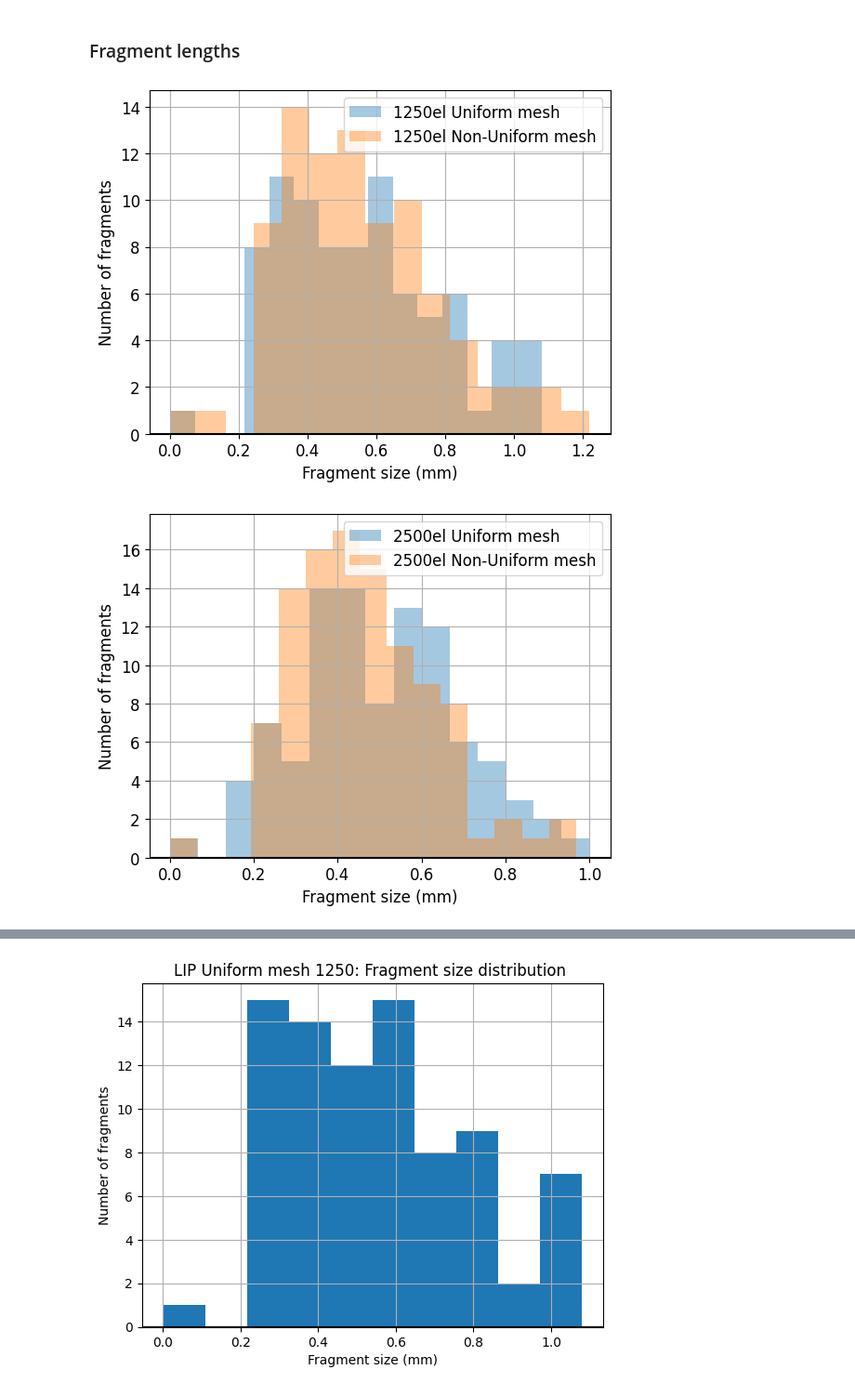
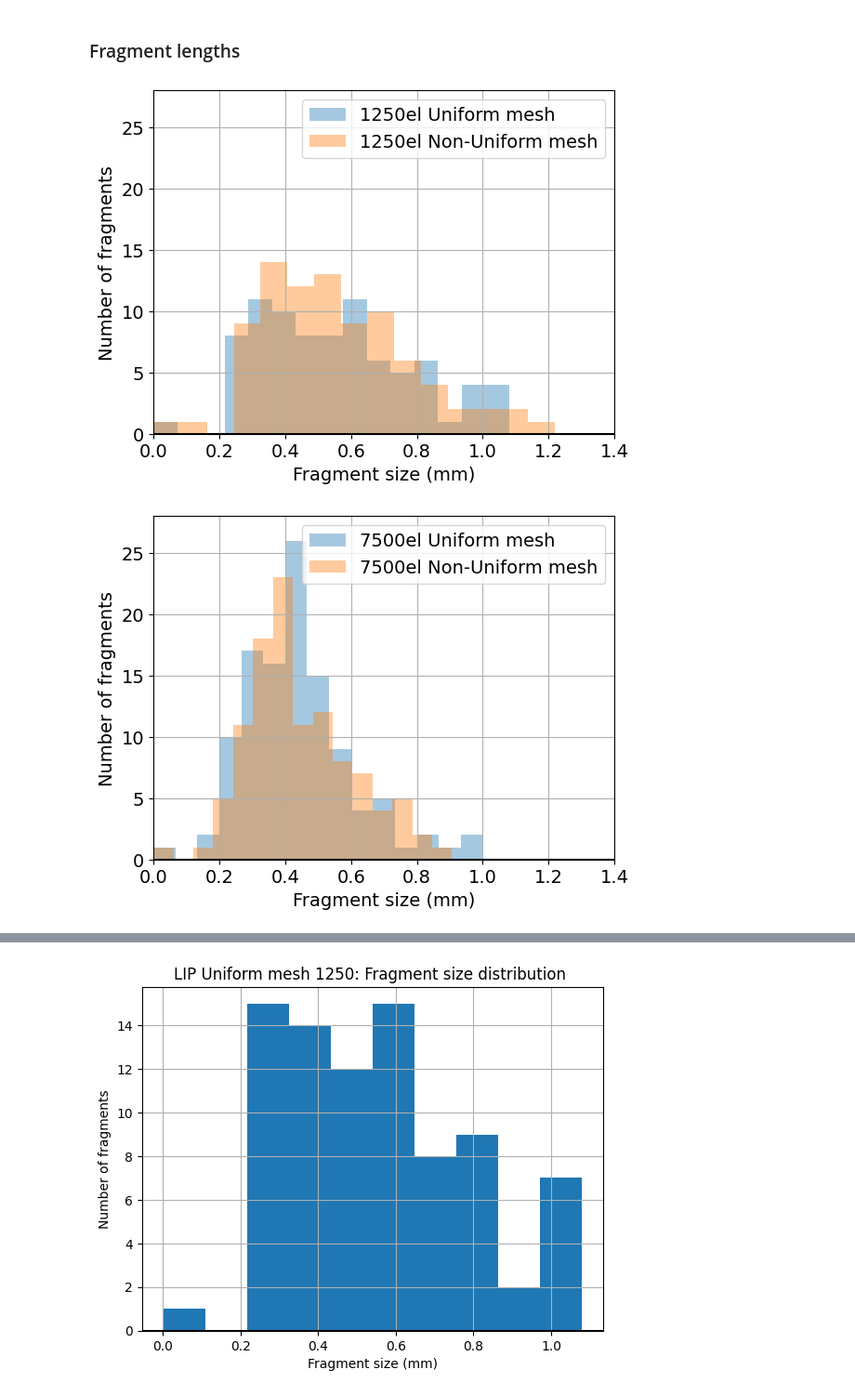
Before and after one commit to raquel-dantas/DynFrag1D, a Jupyter notebook: mesh_study_czm_lip.ipynb, the cells around one changed output, grey strips where cells are left out. Shown at 93% size. Drawn from its saved outputs; the diff is of its cells as text; code cells hidden in the pictures.

```diff
--- a/mesh_study_czm_lip.ipynb
+++ b/mesh_study_czm_lip.ipynb
@@ -984,7 +1154,9 @@ def plotCompareFragmentSizeHistogram(frag_sizes_un, frag_sizes_nun, n_el, title,
     plt.xlabel("Fragment size (mm)", **hfont)
     plt.ylabel("Number of fragments", **hfont)
     # plt.title(title)
-    plt.rcParams.update({"font.size": 12})
+    plt.rcParams.update({"font.size": 14})
+    plt.xlim(xmin=0, xmax = 1.4)
+    plt.ylim(ymin=0, ymax = 28)
 
     plt.hist(
         frag_sizes_un * 10**3,
@@ -1013,66 +1185,66 @@ plotCompareFragmentSizeHistogram(
     "LIP 1250 el: Fragment size distribution ",
     "LOG/mesh_study/plots/lip_1250_compare_fraglen.svg",
 )
 # 2500 el
-plotCompareFragmentSizeHistogram(
-    lip_sfrag_uniform_2500el[lip_size_uniform_2500el - 1],
-    lip_sfrag_non_uniform_2500el[lip_size_non_uniform_2500el - 1],
-    2500,
-    "LIP 2500 el: Fragment size distribution ",
-    "LOG/mesh_study/plots/lip_2500_compare_fraglen.svg",
-)
-# 5000 el
-plotCompareFragmentSizeHistogram(
-    lip_sfrag_uniform_5000el[lip_size_uniform_5000el - 1],
-    lip_sfrag_non_uniform_5000el[lip_size_non_uniform_5000el - 1],
-    5000,
-    "LIP 5000 el: Fragment size distribution ",
-    "LOG/mesh_study/plots/lip_5000_compare_fraglen.svg",
-)
+# plotCompareFragmentSizeHistogram(
+#     lip_sfrag_uniform_2500el[lip_size_uniform_2500el - 1],
+#     lip_sfrag_non_uniform_2500el[lip_size_non_uniform_2500el - 1],
+#     2500,
+#     "LIP 2500 el: Fragment size distribution ",
+#     "LOG/mesh_study/plots/lip_2500_compare_fraglen.svg",
+# )
+# # 5000 el
+# plotCompareFragmentSizeHistogram(
+#     lip_sfrag_uniform_5000el[lip_size_uniform_5000el - 1],
+#     lip_sfrag_non_uniform_5000el[lip_size_non_uniform_5000el - 1],
+#     5000,
+#     "LIP 5000 el: Fragment size distribution ",
+#     "LOG/mesh_study/plots/lip_5000_compare_fraglen.svg",
+# )
 # 7500 el
 plotCompareFragmentSizeHistogram(
     lip_sfrag_uniform_7500el[lip_size_uniform_7500el - 1],
     lip_sfrag_non_uniform_7500el[lip_size_non_uniform_7500el - 1],
     7500,
     "LIP 7500 el: Fragment size distribution ",
     "LOG/mesh_study/plots/lip_7500_compare_fraglen.svg",
 )
 # 1250 el
-h = 50 * 10**-3 / 7500 * 0.5
+h = 50 * 10**-3 / 1250 * 0.5
 plotCompareFragmentSizeHistogram(
     aka_sfrag_uniform_1250el[aka_size_uniform_1250el - 1]*h,
     aka_sfrag_non_uniform_1250el[aka_size_non_uniform_1250el - 1]*h,
     1250,
     "CZM 1250 el: Fragment size distribution ",
     "LOG/mesh_study/plots/czm_1250_compare_fraglen.svg",
 )
-# 2500 el
-h = 50 * 10**-3 / 7500 * 0.5
-plotCompareFragmentSizeHistogram(
-    aka_sfrag_uniform_2500el[aka_size_uniform_2500el - 1]*h,
-    aka_sfrag_non_uniform_2500el[aka_size_non_uniform_2500el - 1]*h,
-    2500,
-    "CZM 2500 el: Fragment size distribution ",
-    "LOG/mesh_study/plots/czm_2500_compare_fraglen.svg",
-)
-# 5000 el
-h = 50 * 10**-3 / 5000 * 0.5
-plotCompareFragmentSizeHistogram(
-    aka_sfrag_uniform_5000el[aka_size_uniform_5000el - 1]*h,
-    aka_sfrag_non_uniform_5000el[aka_size_non_uniform_5000el - 1]*h,
-    5000,
-    "CZM 5000 el: Fragment size distribution ",
-    "LOG/mesh_study/plots/czm_5000_compare_fraglen.svg",
-)
+# # 2500 el
+# h = 50 * 10**-3 / 2500 * 0.5
+# plotCompareFragmentSizeHistogram(
+#     aka_sfrag_uniform_2500el[aka_size_uniform_2500el - 1]*h,
+#     aka_sfrag_non_uniform_2500el[aka_size_non_uniform_2500el - 1]*h,
+#     2500,
+#     "CZM 2500 el: Fragment size distribution ",
+#     "LOG/mesh_study/plots/czm_2500_compare_fraglen.svg",
+# )
+# # 5000 el
+# h = 50 * 10**-3 / 5000 * 0.5
+# plotCompareFragmentSizeHistogram(
+#     aka_sfrag_uniform_5000el[aka_size_uniform_5000el - 1]*h,
+#     aka_sfrag_non_uniform_5000el[aka_size_non_uniform_5000el - 1]*h,
+#     5000,
+#     "CZM 5000 el: Fragment size distribution ",
+#     "LOG/mesh_study/plots/czm_5000_compare_fraglen.svg",
+# )
 # 7500 el
 h = 50 * 10**-3 / 7500 * 0.5
 plotCompareFragmentSizeHistogram(
     aka_sfrag_uniform_7500el[aka_size_uniform_7500el - 1]*h,
     aka_sfrag_non_uniform_7500el[aka_size_non_uniform_7500el - 1]*h,
     7500,
     "CZM 7500 el: Fragment size distribution ",
     "LOG/mesh_study/plots/czm_7500_compare_fraglen.svg",
 )
 # %% [output]
-[figure, old version]
+[figure, new version]
-[figure, old version]
+[figure, new version]
```
Also changed, not shown: parts of 7 cells of this notebook.
